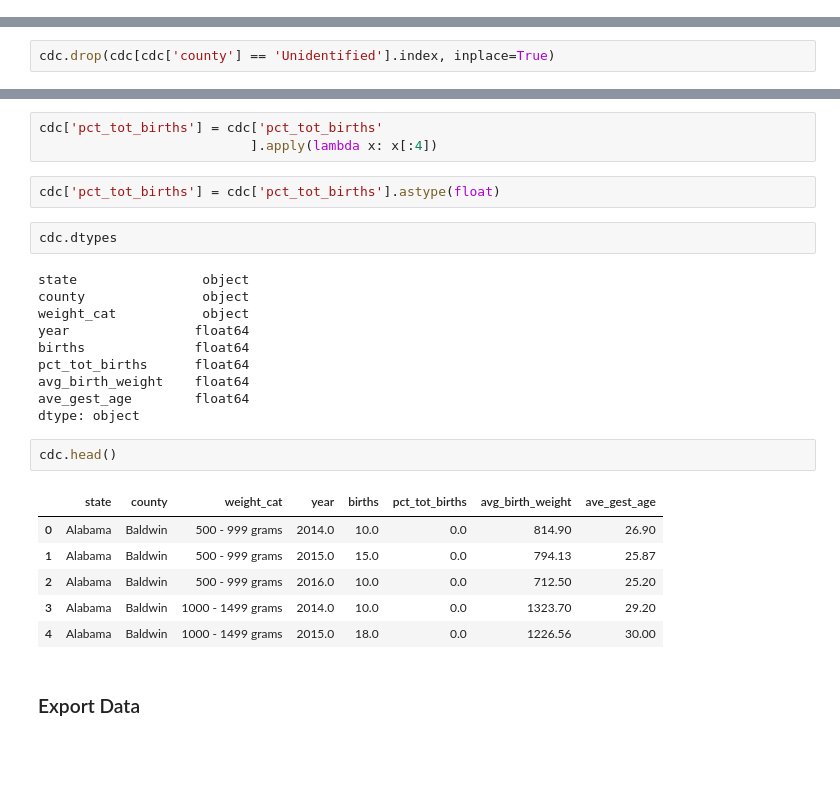
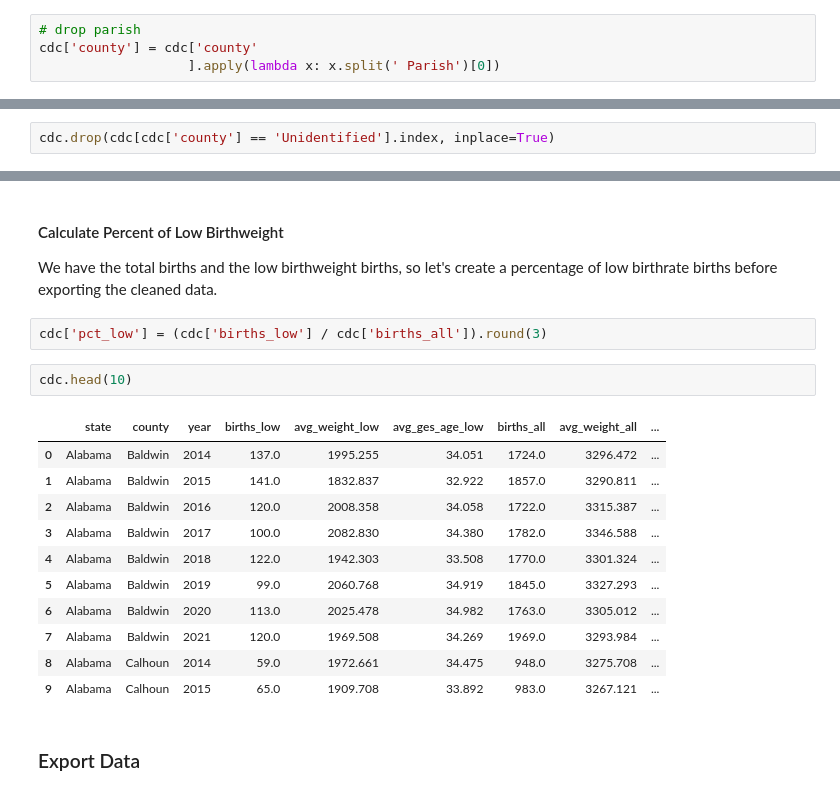
Before and after one commit to wdegraw93/low_birth_weight_vs_aqi_study, a Jupyter notebook: matt.ipynb, the cells around one changed output, grey strips where cells are left out. Saved outputs shown, nothing was run; the diff lists cells and outputs as text; blank space fills up the shorter version.

Commit message:
matt notebook with new CDC data approach and files

```diff
--- a/matt.ipynb
+++ b/matt.ipynb
@@ -351,3 +485,7 @@ This looks more like what I would expect where it is just the name of the county
+# %%
+# drop parish
+cdc['county'] = cdc['county'
+                   ].apply(lambda x: x.split(' Parish')[0])
 # %%
 cdc.shape
 # %% [output]
@@ -395,29 +512,23 @@ Name: pct_tot_births, dtype: int64
-# %%
-cdc['pct_tot_births'] = cdc['pct_tot_births'
-                           ].apply(lambda x: x[:4])
-# %%
-cdc['pct_tot_births'] = cdc['pct_tot_births'].astype(float)
-# %%
-cdc.dtypes
-# %% [output]
-state                object
-county               object
-weight_cat           object
-year                float64
-births              float64
-pct_tot_births      float64
-avg_birth_weight    float64
-ave_gest_age        float64
-dtype: object
+# %% [markdown]
+#### Calculate Percent of Low Birthweight
+
+We have the total births and the low birthweight births, so let's create a percentage of low birthrate births before exporting the cleaned data.
+# %%
+cdc['pct_low'] = (cdc['births_low'] / cdc['births_all']).round(3)
 # %%
-cdc.head()
+cdc.head(10)
 # %% [output]
-|  | state | county | weight_cat | year | births | pct_tot_births | avg_birth_weight | ave_gest_age |
-| 0 | Alabama | Baldwin | 500 - 999 grams | 2014.0 | 10.0 | 0.0 | 814.90 | 26.90 |
-| 1 | Alabama | Baldwin | 500 - 999 grams | 2015.0 | 15.0 | 0.0 | 794.13 | 25.87 |
-| 2 | Alabama | Baldwin | 500 - 999 grams | 2016.0 | 10.0 | 0.0 | 712.50 | 25.20 |
-| 3 | Alabama | Baldwin | 1000 - 1499 grams | 2014.0 | 10.0 | 0.0 | 1323.70 | 29.20 |
-| 4 | Alabama | Baldwin | 1000 - 1499 grams | 2015.0 | 18.0 | 0.0 | 1226.56 | 30.00 |
+|  | state | county | year | births_low | avg_weight_low | avg_ges_age_low | births_all | avg_weight_all | ... |
+| 0 | Alabama | Baldwin | 2014 | 137.0 | 1995.255 | 34.051 | 1724.0 | 3296.472 | ... |
+| 1 | Alabama | Baldwin | 2015 | 141.0 | 1832.837 | 32.922 | 1857.0 | 3290.811 | ... |
+| 2 | Alabama | Baldwin | 2016 | 120.0 | 2008.358 | 34.058 | 1722.0 | 3315.387 | ... |
+| 3 | Alabama | Baldwin | 2017 | 100.0 | 2082.830 | 34.380 | 1782.0 | 3346.588 | ... |
+| 4 | Alabama | Baldwin | 2018 | 122.0 | 1942.303 | 33.508 | 1770.0 | 3301.324 | ... |
+| 5 | Alabama | Baldwin | 2019 | 99.0 | 2060.768 | 34.919 | 1845.0 | 3327.293 | ... |
+| 6 | Alabama | Baldwin | 2020 | 113.0 | 2025.478 | 34.982 | 1763.0 | 3305.012 | ... |
+| 7 | Alabama | Baldwin | 2021 | 120.0 | 1969.508 | 34.269 | 1969.0 | 3293.984 | ... |
+| 8 | Alabama | Calhoun | 2014 | 59.0 | 1972.661 | 34.475 | 948.0 | 3275.708 | ... |
+| 9 | Alabama | Calhoun | 2015 | 65.0 | 1909.708 | 33.892 | 983.0 | 3267.121 | ... |
 # %% [markdown]
 ### Export Data
 # %%
```
Also changed, not shown: parts of 64 cells of this notebook, 2 other files.
